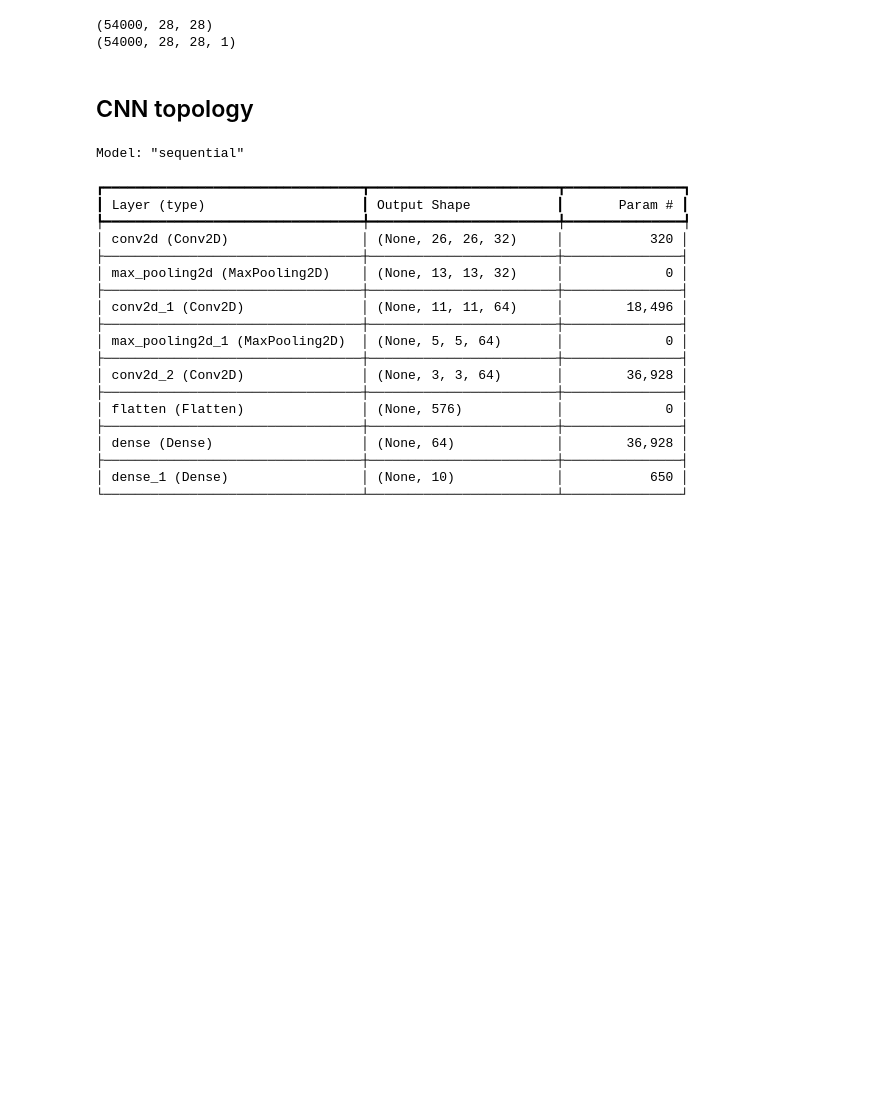
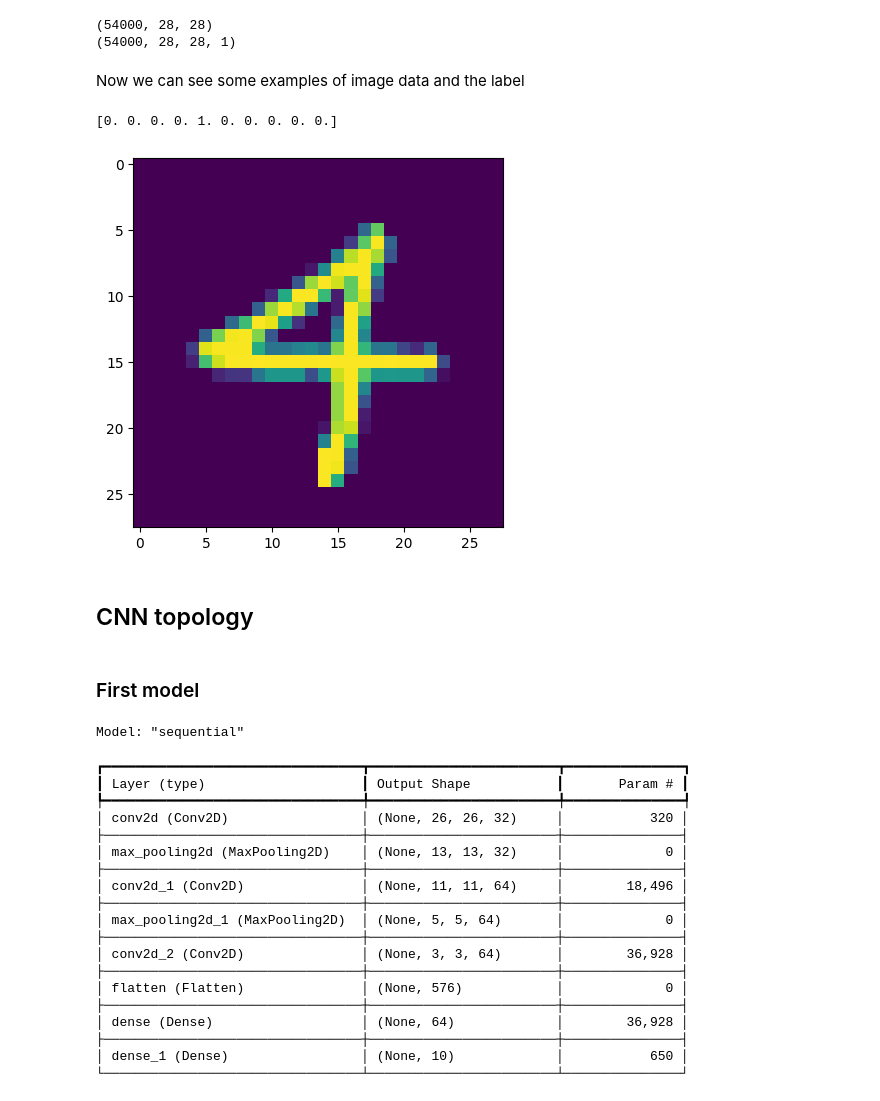
Before and after one commit to MarioMSI/deep-learning-basic-notebooks, a Jupyter notebook: CNN-Clasification-MNIST.ipynb, the cells around one changed output. Cells and saved outputs as stored; diff of their text form; code cells hidden in the pictures; blank space fills up the shorter version.

```diff
--- a/CNN-Clasification-MNIST.ipynb
+++ b/CNN-Clasification-MNIST.ipynb
@@ -82,5 +96,13 @@ print(x_tr.shape)
 # %% [output]
 (54000, 28, 28)
 (54000, 28, 28, 1)
+# %% [markdown]
+Now we can see some examples of image data and the label
+# %%
+plt.imshow(x_tr[72][:,:,0])
+print(y_tr[72])
+# %% [output]
+[0. 0. 0. 0. 1. 0. 0. 0. 0. 0.]
+[figure, added]
 # %% [markdown]
 ## CNN topology
@@ -87,3 +143,5 @@ print(x_tr.shape)
+# %% [markdown]
+### First model
 # %%
 # We use sequential API
 cnn = Sequential()
```
Also changed, not shown: parts of 14 cells of this notebook, 2 other files.
